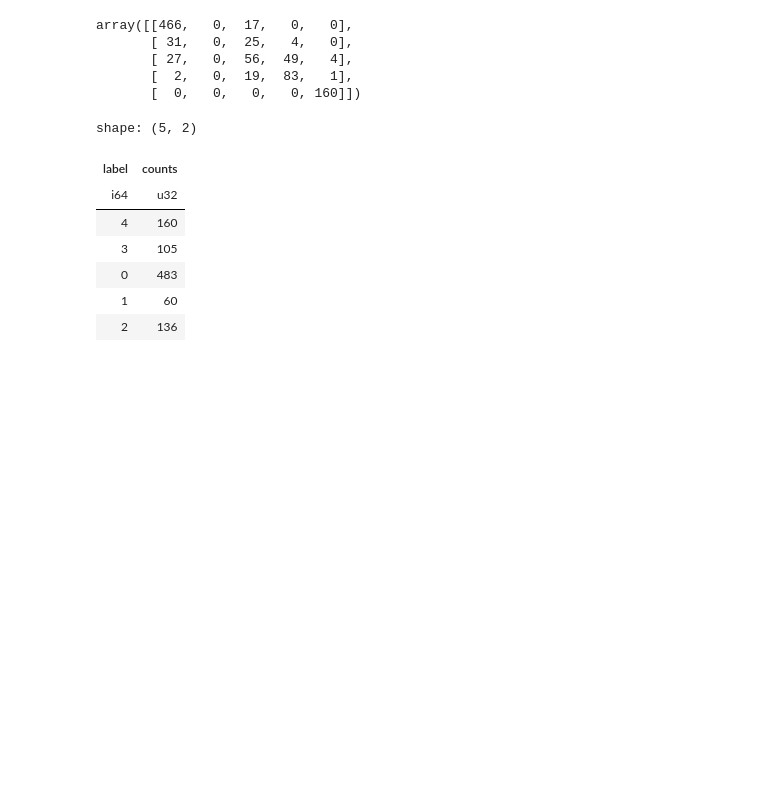
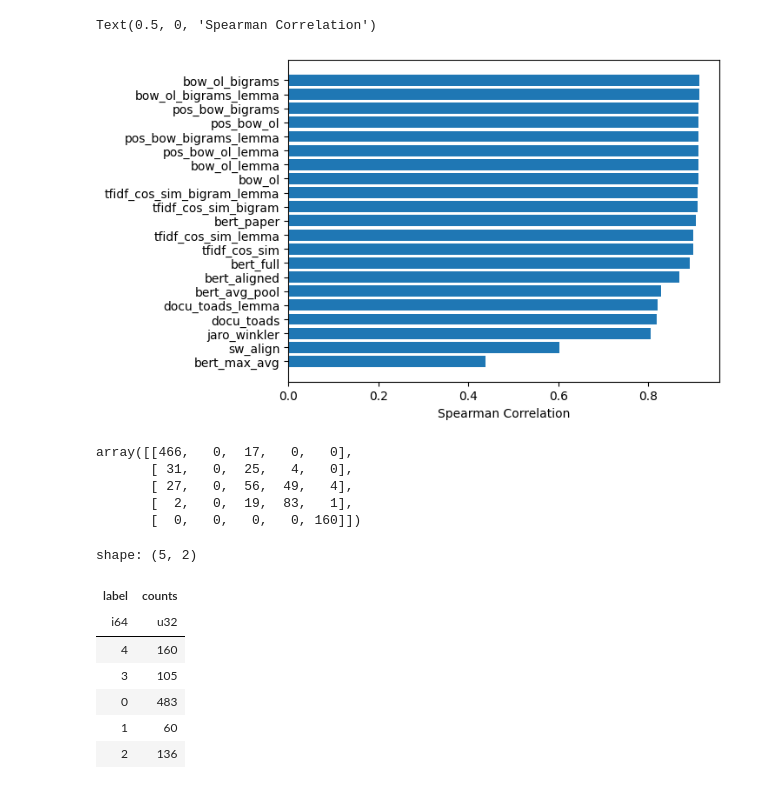
Before and after one commit to PeterWalchhofer/law-bill-similarity, a Jupyter notebook: experiment.ipynb, the cells around one changed output. Drawn from its saved outputs; the diff is of its cells as text; code cells hidden in the pictures; blank space fills up the shorter version.

```diff
--- a/experiment.ipynb
+++ b/experiment.ipynb
@@ -152,0 +157,7 @@ test_metrics_de = pl.read_csv("data/results/test_metrics_de.csv")
+# %%
+test_de = load_df("test", "de", preprocessing=False).with_columns([
+    pl.col("label") / 4
+])
+test_en = load_df("test", "en", preprocessing=False).with_columns([
+    pl.col("label") / 4
+])
@@ -171,0 +270,2 @@ pl.DataFrame(results, schema=["method", "corr"]).sort(by="corr",descending=True)
+# %%
+eval_de = evaluate_spearmanr(test_metrics_de, test_de["label"])
@@ -171,0 +276,7 @@ pl.DataFrame(results, schema=["method", "corr"]).sort(by="corr",descending=True)
+# %%
+from matplotlib import pyplot as plt
+plt.barh(eval_de["method"].to_numpy(), eval_de["corr"].to_numpy())
+plt.xlabel("Spearman Correlation")
+# %% [output]
+Text(0.5, 0, 'Spearman Correlation')
+[figure, added]
```
Also changed, not shown: parts of 21 cells of this notebook, 3 other files.
